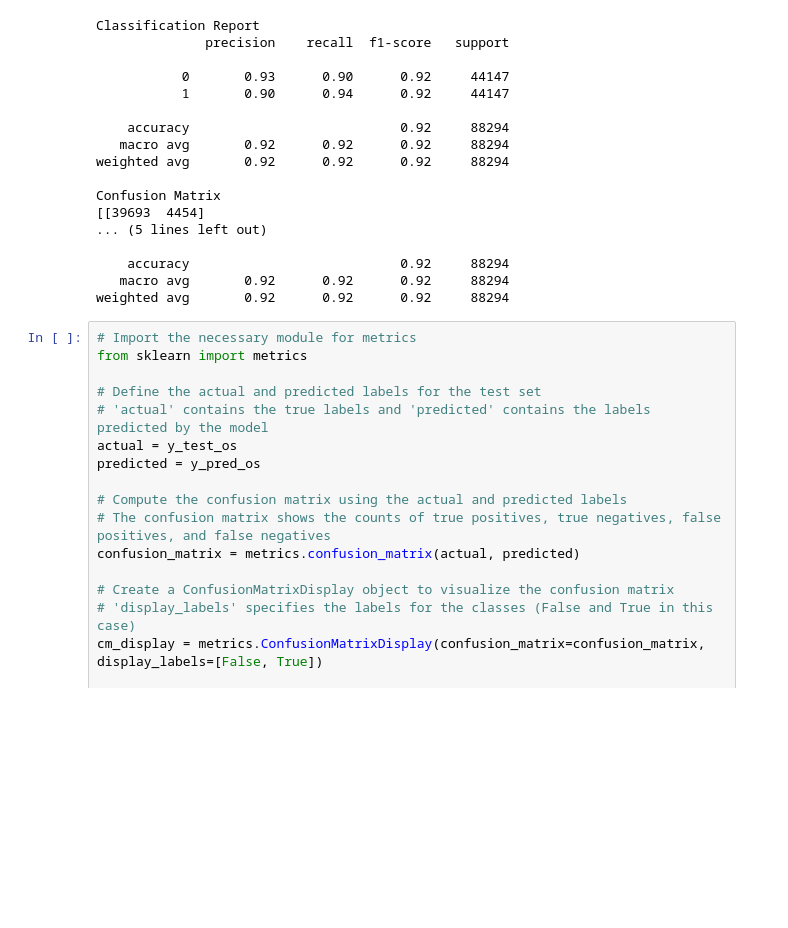
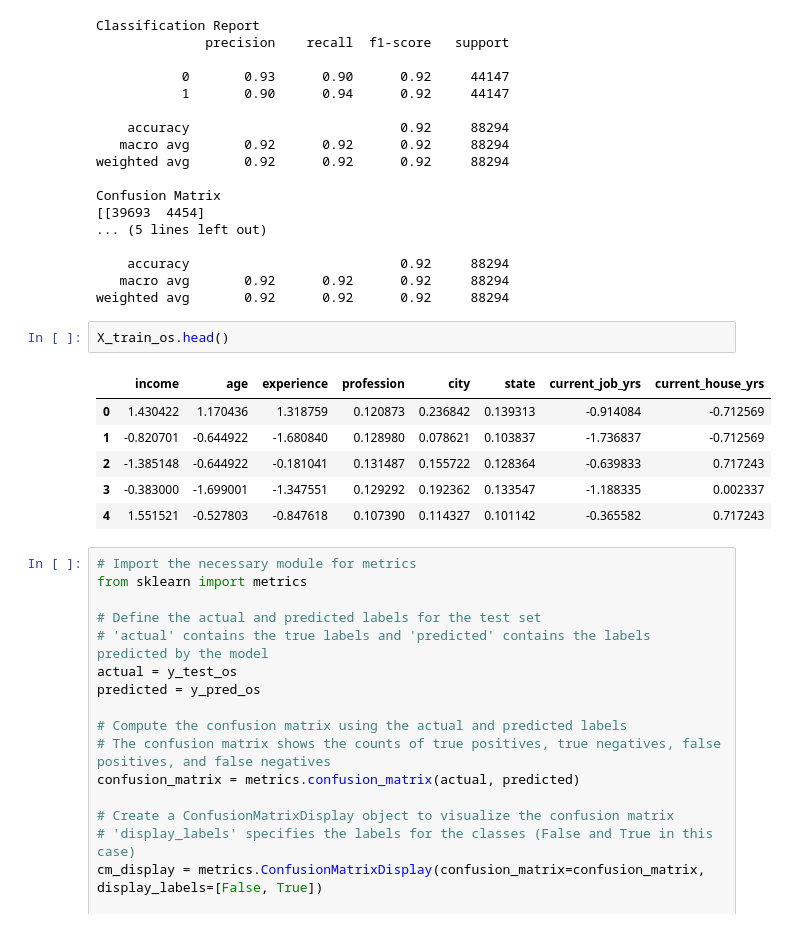
Before and after one commit to dhanu0709/2024_IA651_RSDJ_final_project, a Jupyter notebook: ml_pro.ipynb, the cells around one changed output. Drawn from its saved outputs; the diff is of its cells as text; blank space fills up the shorter version.

```diff
--- a/ml_pro.ipynb
+++ b/ml_pro.ipynb
@@ -770,6 +770,15 @@ Confusion Matrix
     accuracy                           0.92     88294
    macro avg       0.92      0.92      0.92     88294
 weighted avg       0.92      0.92      0.92     88294
+# %%
+X_train_os.head()
+# %% [output]
+|  | income | age | experience | profession | city | state | current_job_yrs | current_house_yrs |
+| 0 | 1.430422 | 1.170436 | 1.318759 | 0.120873 | 0.236842 | 0.139313 | -0.914084 | -0.712569 |
+| 1 | -0.820701 | -0.644922 | -1.680840 | 0.128980 | 0.078621 | 0.103837 | -1.736837 | -0.712569 |
+| 2 | -1.385148 | -0.644922 | -0.181041 | 0.131487 | 0.155722 | 0.128364 | -0.639833 | 0.717243 |
+| 3 | -0.383000 | -1.699001 | -1.347551 | 0.129292 | 0.192362 | 0.133547 | -1.188335 | 0.002337 |
+| 4 | 1.551521 | -0.527803 | -0.847618 | 0.107390 | 0.114327 | 0.101142 | -0.365582 | 0.717243 |
 # %%
 # Import the necessary module for metrics
 from sklearn import metrics
```
Also changed, not shown: parts of 4 cells of this notebook.
